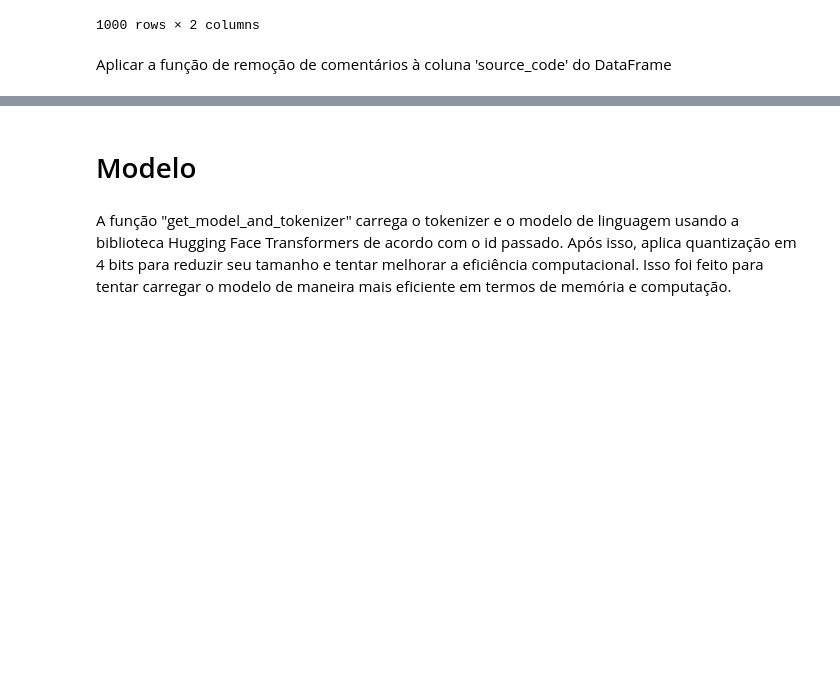
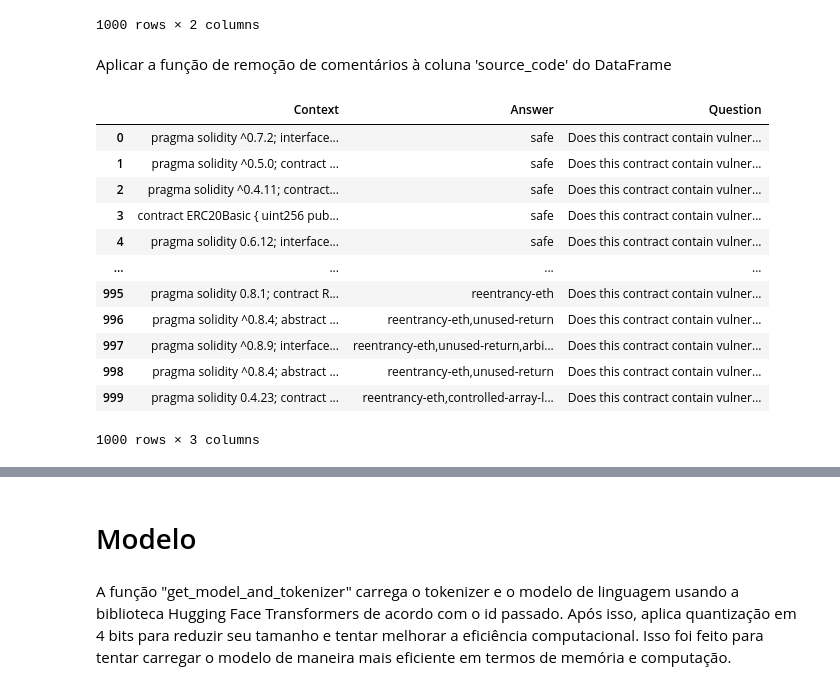
Before and after one commit to luishcarvalho/projeto_ccf726, a Jupyter notebook: tiny_llama_smart_contract.ipynb, the cells around one changed output, grey strips where cells are left out. Drawn from its saved outputs; the diff is of its cells as text; code cells hidden in the pictures; blank space fills up the shorter version.

```diff
--- a/tiny_llama_smart_contract.ipynb
+++ b/tiny_llama_smart_contract.ipynb
@@ -95,7 +118,7 @@ def prepare_train_data(df):
 # %% [markdown]
 Este dataset contém 5000 contratos, sendo 2500 seguros, ou seja, sem vulnerabilidades e 2500 apresentando pelo menos uma ocorrência da vulnerabilidade descrita como "reentrancy-eth" (associada ao numero 13) nos labels do dataset original.
 # %%
-df = pd.read_parquet('/content/contratos_13.parquet')
+df = pd.read_parquet('/content/drive/MyDrive/Mestrado/24 1/contratos_13.parquet')
 # %%
 df
 # %% [output]
@@ -182,0 +204,18 @@ data = prepare_train_data(df)
+# %%
+df.rename(columns={'source_code': 'Context', 'slither': 'Answer'}, inplace=True)
+df['Question'] = 'Does this contract contain vulnerabilities?'
+df
+# %% [output]
+|  | Context | Answer | Question |
+| 0 | pragma solidity ^0.7.2; interface... | safe | Does this contract contain vulner... |
+| 1 | pragma solidity ^0.5.0; contract ... | safe | Does this contract contain vulner... |
+| 2 | pragma solidity ^0.4.11; contract... | safe | Does this contract contain vulner... |
+| 3 | contract ERC20Basic { uint256 pub... | safe | Does this contract contain vulner... |
+| 4 | pragma solidity 0.6.12; interface... | safe | Does this contract contain vulner... |
+| ... | ... | ... | ... |
+| 995 | pragma solidity 0.8.1; contract R... | reentrancy-eth | Does this contract contain vulner... |
+| 996 | pragma solidity ^0.8.4; abstract ... | reentrancy-eth,unused-return | Does this contract contain vulner... |
+| 997 | pragma solidity ^0.8.9; interface... | reentrancy-eth,unused-return,arbi... | Does this contract contain vulner... |
+| 998 | pragma solidity ^0.8.4; abstract ... | reentrancy-eth,unused-return | Does this contract contain vulner... |
+| 999 | pragma solidity 0.4.23; contract ... | reentrancy-eth,controlled-array-l... | Does this contract contain vulner... |
+1000 rows × 3 columns
```
Also changed, not shown: parts of 42 cells of this notebook.
